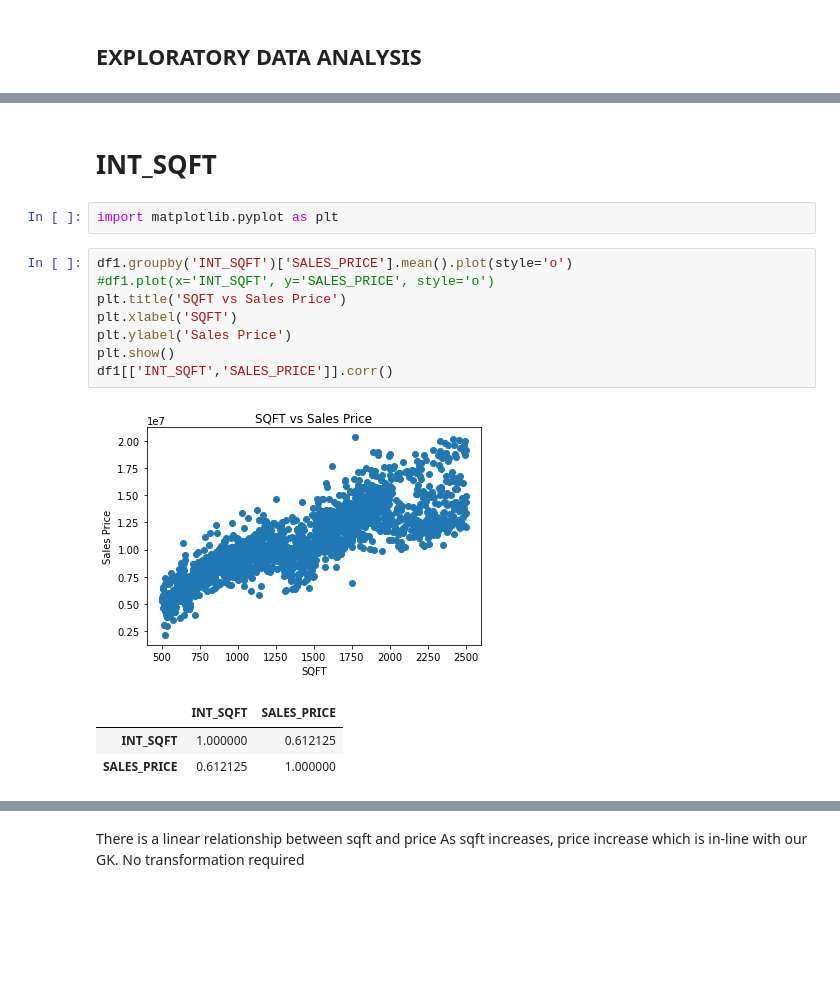
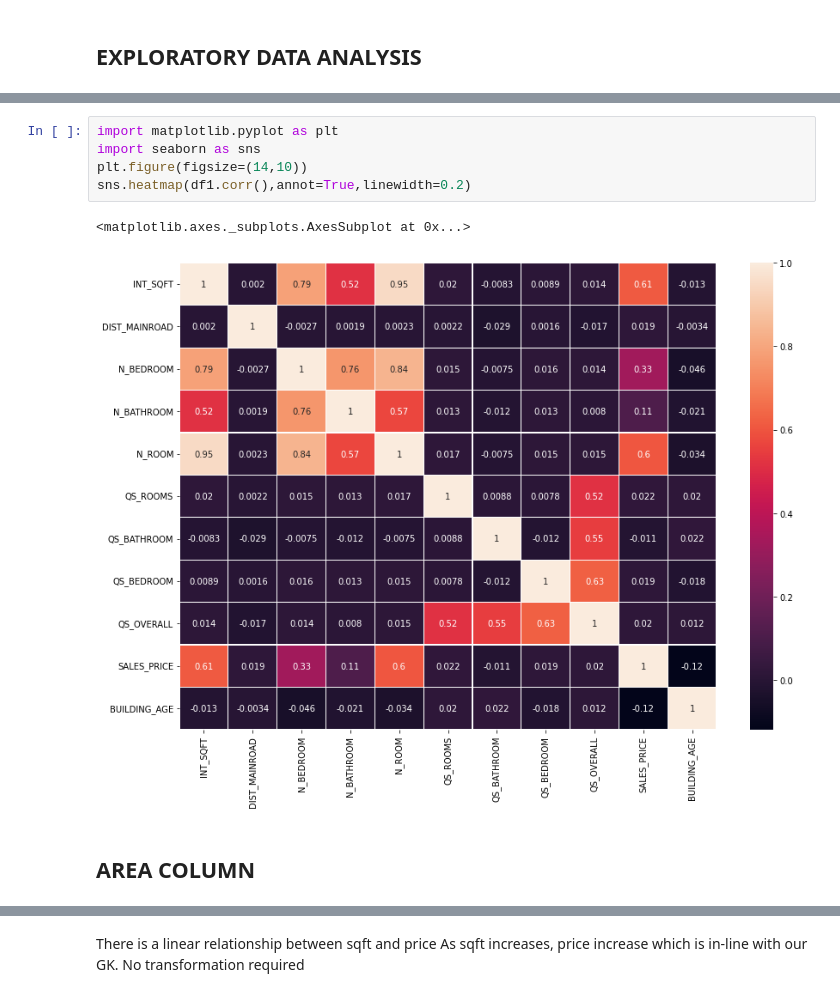
Before and after one commit to mcasivaram/Datascience, a Jupyter notebook: Chennai_House_Price_Prediction.ipynb, the cells around one changed output, grey strips where cells are left out. Cells and saved outputs as stored; diff of their text form; blank space fills up the shorter version.

```diff
--- a/Chennai_House_Price_Prediction.ipynb
+++ b/Chennai_House_Price_Prediction.ipynb
@@ -1005,18 +577,11 @@ Index(['INT_SQFT', 'DIST_MAINROAD', 'N_BEDROOM', 'N_BATHROOM', 'N_ROOM',
       dtype='object')
-# %% [markdown]
-# **INT_SQFT**
-# %%
-import matplotlib.pyplot as plt
-# %%
-df1.groupby('INT_SQFT')['SALES_PRICE'].mean().plot(style='o')
-#df1.plot(x='INT_SQFT', y='SALES_PRICE', style='o')
-plt.title('SQFT vs Sales Price')
-plt.xlabel('SQFT')
-plt.ylabel('Sales Price')
-plt.show()
-df1[['INT_SQFT','SALES_PRICE']].corr()
-# %% [output]
-[figure, removed]
-|  | INT_SQFT | SALES_PRICE |
-| INT_SQFT | 1.000000 | 0.612125 |
-| SALES_PRICE | 0.612125 | 1.000000 |
+# %%
+import matplotlib.pyplot as plt
+import seaborn as sns
+plt.figure(figsize=(14,10))
+sns.heatmap(df1.corr(),annot=True,linewidth=0.2)
+# %% [output]
+<matplotlib.axes._subplots.AxesSubplot at 0x...>
+[figure, added]
+# %% [markdown]
+## **AREA COLUMN**
```
Also changed, not shown: parts of 170 cells of this notebook.
